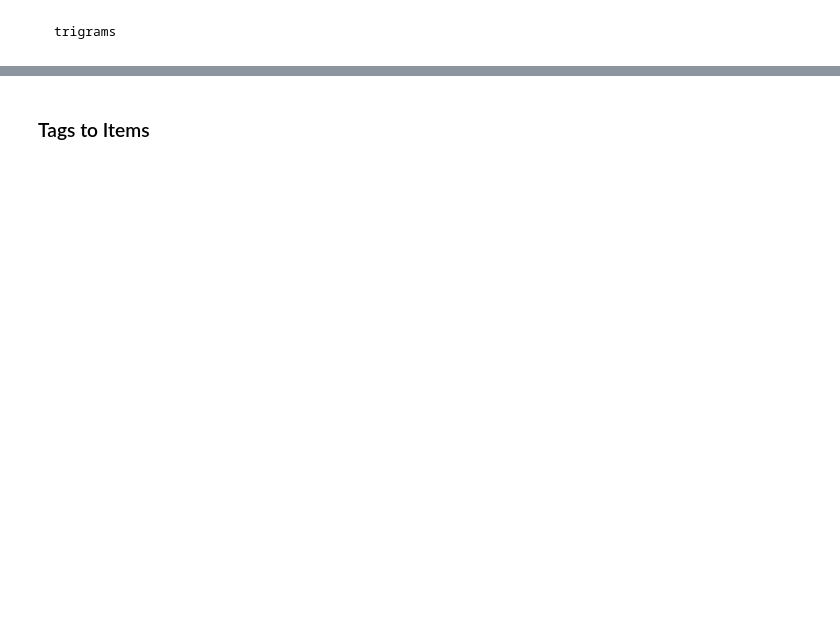
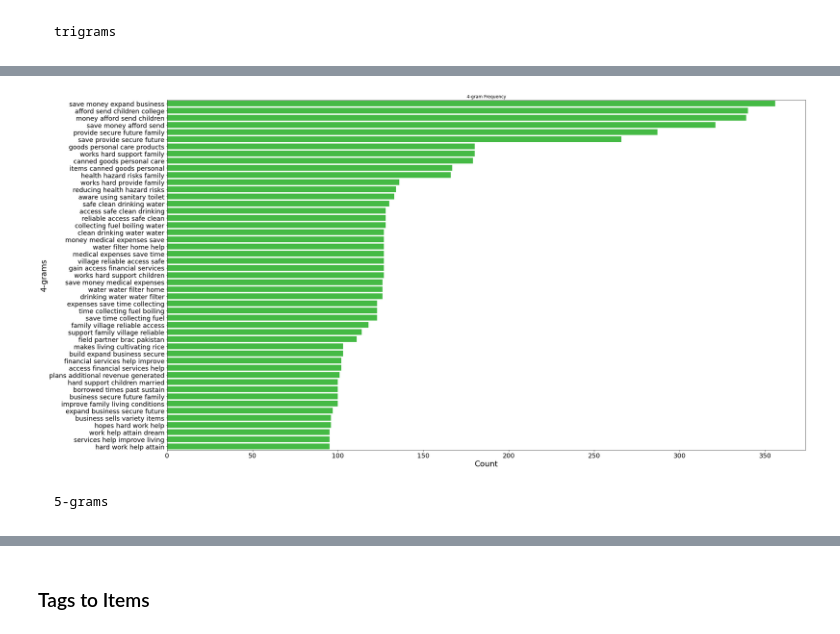
Before and after one commit to mludwig137/gini-microloan-recommender-system, a Jupyter notebook: code/02_Preprocessing.ipynb, the cells around one changed output, grey strips where cells are left out. Saved outputs shown, nothing was run; the diff lists cells and outputs as text; code cells hidden in the pictures; blank space fills up the shorter version.

```diff
--- a/code/02_Preprocessing.ipynb
+++ b/code/02_Preprocessing.ipynb
@@ -233,0 +207,17 @@ plt.xlabel("Count", fontsize=22);
+# %%
+df_cnt_4 = pd.read_csv("../data/transformed/description_4grams.csv", names=["4-gram", "count"])
+#df_cnt_4[2:25]
+# %%
+plt.figure(figsize=(32,18))
+
+sns.barplot(data = df_cnt_4[0:50], x = "count", y = "4-gram", orient = "h", color="limegreen")
+
+plt.title("4-gram Frequency")
+plt.yticks(fontsize=18)
+plt.xticks(fontsize=18)
+plt.ylabel("4-grams", fontsize=22)
+plt.xlabel("Count", fontsize=22);
+# %% [output]
+[figure, added]
+# %% [markdown]
+    5-grams
```
Also changed, not shown: parts of 25 cells of this notebook, 2 other files.
